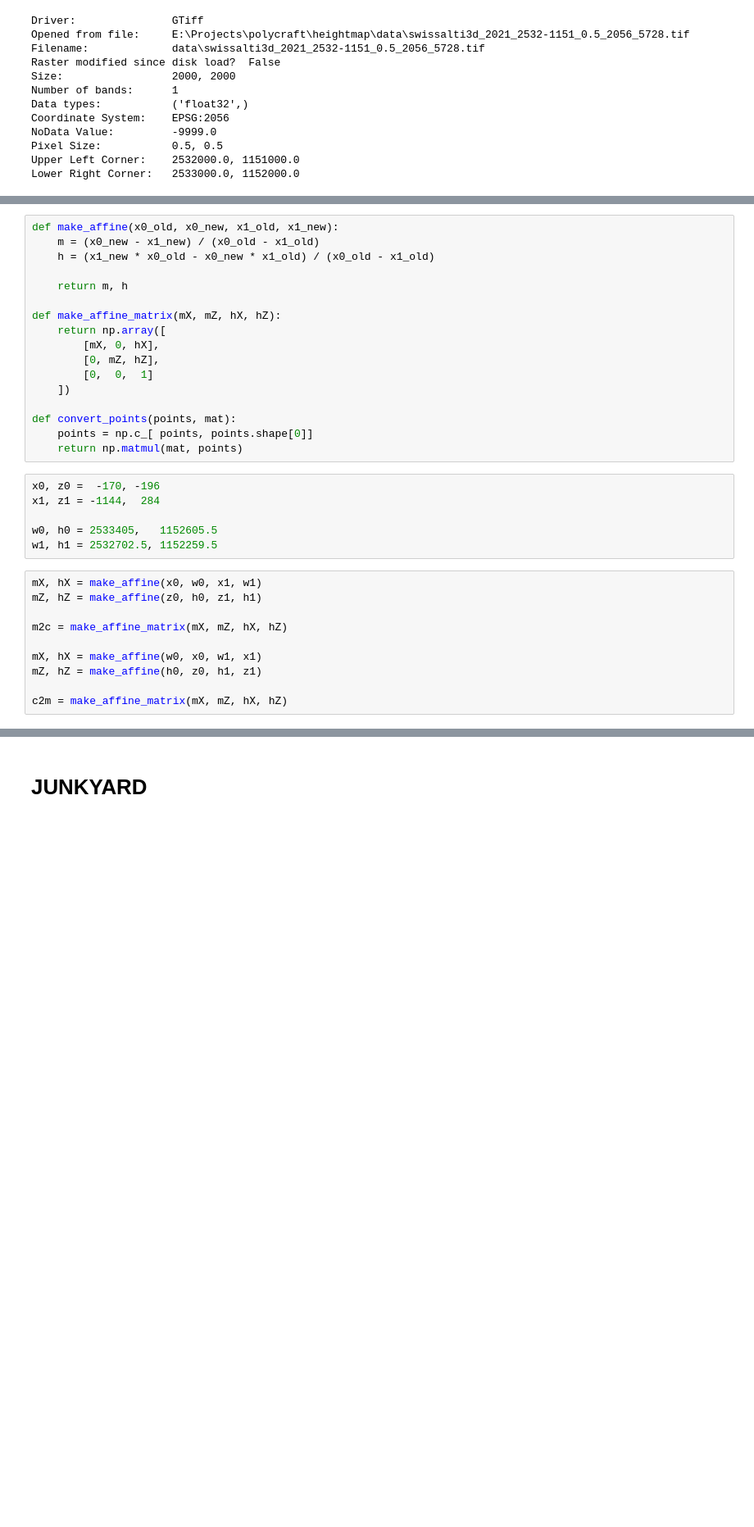
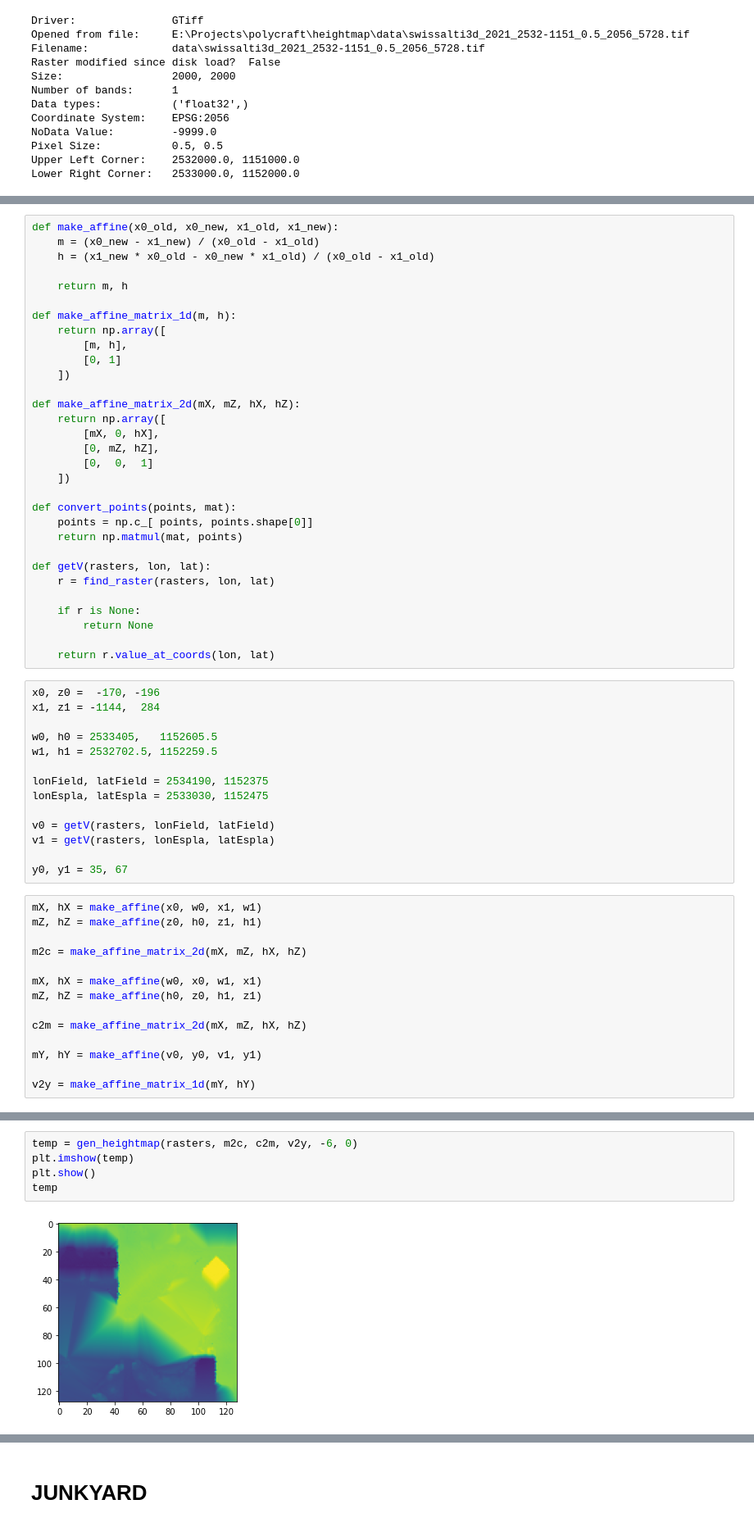
Before and after one commit to DavidResin/polycraft, a Jupyter notebook: heightmap/heightmap.ipynb, the cells around one changed output, grey strips where cells are left out. Shown at 82% size. Drawn from its saved outputs; the diff is of its cells as text; blank space fills up the shorter version.

```diff
--- a/heightmap/heightmap.ipynb
+++ b/heightmap/heightmap.ipynb
@@ -162,7 +69,13 @@ def make_affine(x0_old, x0_new, x1_old, x1_new):
 
     return m, h
 
-def make_affine_matrix(mX, mZ, hX, hZ):
+def make_affine_matrix_1d(m, h):
+    return np.array([
+        [m, h],
+        [0, 1]
+    ])
+
+def make_affine_matrix_2d(mX, mZ, hX, hZ):
     return np.array([
         [mX, 0, hX],
         [0, mZ, hZ],
@@ -172,19 +85,39 @@ def make_affine_matrix(mX, mZ, hX, hZ):
 def convert_points(points, mat):
     points = np.c_[ points, points.shape[0]]
     return np.matmul(mat, points)
+
+def getV(rasters, lon, lat):
+    r = find_raster(rasters, lon, lat)
+
+    if r is None:
+        return None
+
+    return r.value_at_coords(lon, lat)
 # %%
 x0, z0 =  -170, -196
 x1, z1 = -1144,  284
 
 w0, h0 = 2533405,   1152605.5
 w1, h1 = 2532702.5, 1152259.5
+
+lonField, latField = 2534190, 1152375
+lonEspla, latEspla = 2533030, 1152475
+
+v0 = getV(rasters, lonField, latField)
+v1 = getV(rasters, lonEspla, latEspla)
+
+y0, y1 = 35, 67
 # %%
 mX, hX = make_affine(x0, w0, x1, w1)
 mZ, hZ = make_affine(z0, h0, z1, h1)
 
-m2c = make_affine_matrix(mX, mZ, hX, hZ)
+m2c = make_affine_matrix_2d(mX, mZ, hX, hZ)
 
 mX, hX = make_affine(w0, x0, w1, x1)
 mZ, hZ = make_affine(h0, z0, h1, z1)
 
-c2m = make_affine_matrix(mX, mZ, hX, hZ)
+c2m = make_affine_matrix_2d(mX, mZ, hX, hZ)
+
+mY, hY = make_affine(v0, y0, v1, y1)
+
+v2y = make_affine_matrix_1d(mY, hY)
@@ -190,0 +227,7 @@ c2m = make_affine_matrix(mX, mZ, hX, hZ)
+# %%
+temp = gen_heightmap(rasters, m2c, c2m, v2y, -6, 0)
+plt.imshow(temp)
+plt.show()
+temp
+# %% [output]
+[figure, added]
```
Also changed, not shown: parts of 6 cells of this notebook.
